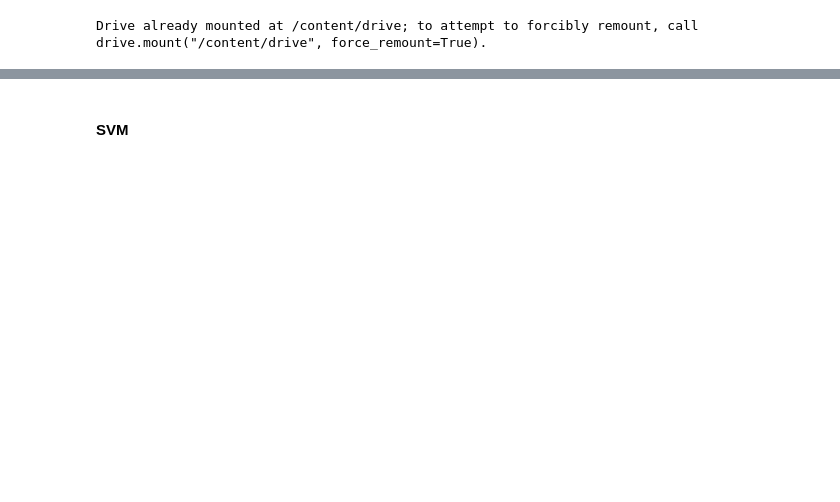
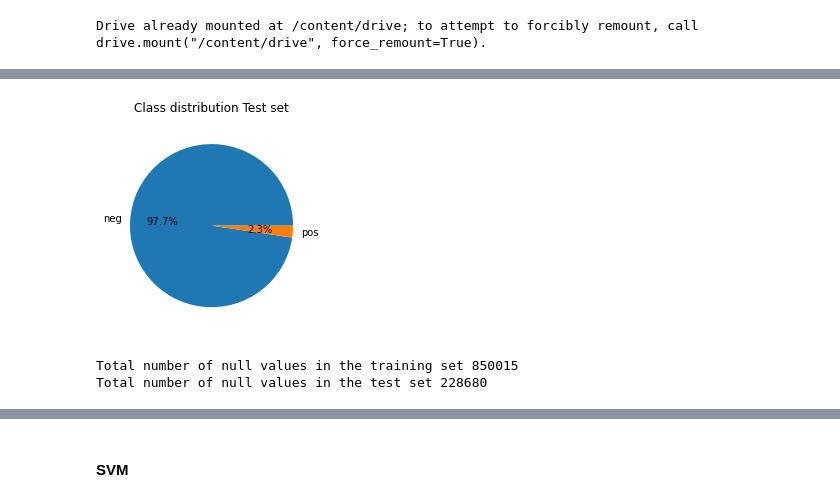
Before and after one commit to FranciscaAlliende/APS-Failure-at-Scania-Trucks, a Jupyter notebook: ScaniaTrucks.ipynb, the cells around one changed output, grey strips where cells are left out. Saved outputs shown, nothing was run; the diff lists cells and outputs as text; code cells hidden in the pictures; blank space fills up the shorter version.

```diff
--- a/ScaniaTrucks.ipynb
+++ b/ScaniaTrucks.ipynb
@@ -41,0 +93,14 @@ test = pd.read_csv('/content/drive/My Drive/Colab Notebooks/aps_failure_test_set
+# %%
+labels = 'neg', 'pos'
+sizes = [list(classes_test)[0], list(classes_test)[1]]
+
+fig = plt.figure(figsize=(5,3))
+ax = fig.add_axes((0,0,.5,1))
+ax.pie(sizes, labels=labels, autopct='%1.1f%%')
+ax.axis('equal')
+
+plt.title('Class distribution Test set')
+
+plt.show()
+# %% [output]
+[figure, added]
@@ -41,0 +113,6 @@ test = pd.read_csv('/content/drive/My Drive/Colab Notebooks/aps_failure_test_set
+# %%
+print("Total number of null values in the training set", T1.isnull().sum().sum())
+print("Total number of null values in the test set", T2.isnull().sum().sum())
+# %% [output]
+Total number of null values in the training set 850015
+Total number of null values in the test set 228680
```
Also changed, not shown: parts of 41 cells of this notebook.
